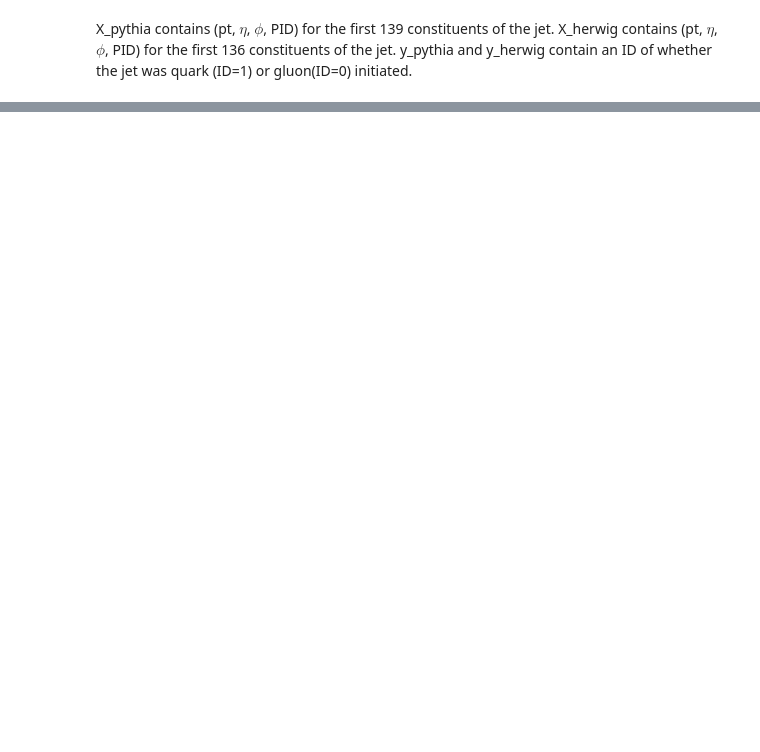
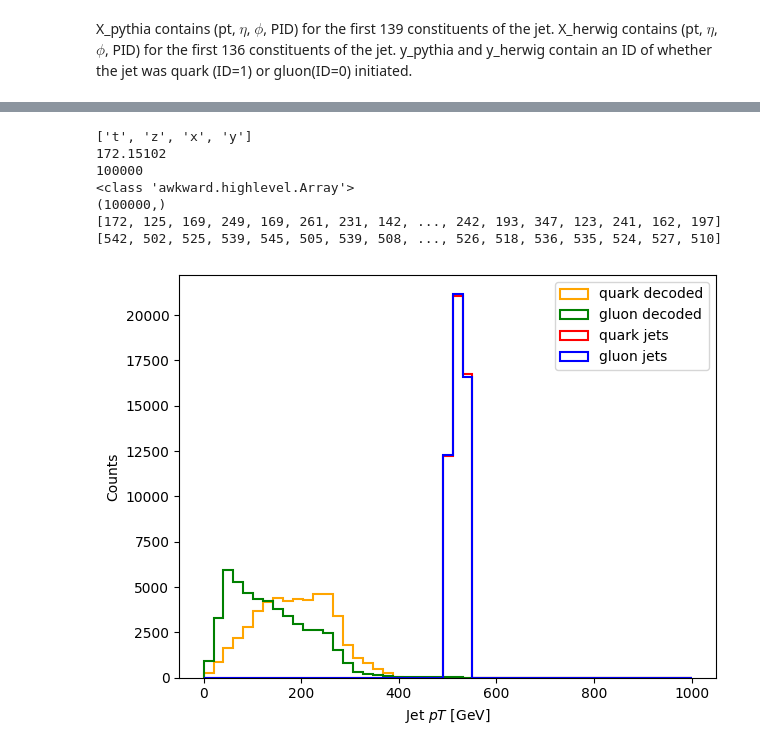
Before and after one commit to laurenhay/ParticleSetCompression, a Jupyter notebook: plot_inputs.ipynb, the cells around one changed output, grey strips where cells are left out. Saved outputs shown, nothing was run; the diff lists cells and outputs as text; code cells hidden in the pictures; blank space fills up the shorter version.

```diff
--- a/plot_inputs.ipynb
+++ b/plot_inputs.ipynb
@@ -178,0 +108,80 @@ plt.show()
+# %%
+jets_decoded, particles_decoded = get_jet_vectors(output)
+# flatten jets × constituents
+
+# keep only filled constituents (pT > 0)
+part_mask = particles_decoded.pt > 0
+#remove empty particles
+particles_decoded = particles_decoded[part_mask]
+jet_mask = jets_decoded.pt > 0
+#remove empty jets
+jets_decoded = jets_decoded[jet_mask]
+print(len(jets_decoded))
+jet_pt = np.array(jets_decoded.pt)
+print(type(jets_decoded.pt))
+print(jet_pt.shape)
+print(jets_decoded.pt)
+bins = np.linspace(0, 500, 50)
+
+### plot
+bins = np.linspace(0, 1000, 50)
+labels_decoded = np.array(labels_decoded).astype(int)
+mask = (labels_decoded == 0)
+plt.hist(
+            jet_pt[mask],
+            bins=bins,
+            histtype="step",
+            linewidth=1.5,
+            label="quark decoded",
+            color="orange"
+        )
+mask = (labels_decoded != 0)
+plt.hist(
+            jet_pt[mask],
+            bins=bins,
+            histtype="step",
+            linewidth=1.5,
+            label="gluon decoded",
+            color="green"
+        )
+
+px = np.sum(particles.pt * np.cos(particles.phi), axis=1)
+py = np.sum(particles.pt * np.sin(particles.phi), axis=1)
+
+jet_pt = np.sqrt(px**2 + py**2)
+mask = (labels == 0)
+print(jets.pt)
+plt.hist(
+            jet_pt[mask],
+            bins=bins,
+            histtype="step",
+            linewidth=1.5,
+            label="quark jets",
+            color="red"
+        )
+mask = (labels != 0)
+plt.hist(
+            jet_pt[mask],
+            bins=bins,
+            histtype="step",
+            linewidth=1.5,
+            label="gluon jets",
+            color="blue"
+        )
+
+
+plt.xlabel("Jet $pT$ [GeV]")
+plt.ylabel("Counts")
+plt.legend()
+# plt.yscale("log")
+plt.tight_layout()
+plt.show()
+# %% [output]
+['t', 'z', 'x', 'y']
+172.15102
+100000
+<class 'awkward.highlevel.Array'>
+(100000,)
+[172, 125, 169, 249, 169, 261, 231, 142, ..., 242, 193, 347, 123, 241, 162, 197]
+[542, 502, 525, 539, 545, 505, 539, 508, ..., 526, 518, 536, 535, 524, 527, 510]
+[figure, added]
```
Also changed, not shown: parts of 10 cells of this notebook, 3 other files.
